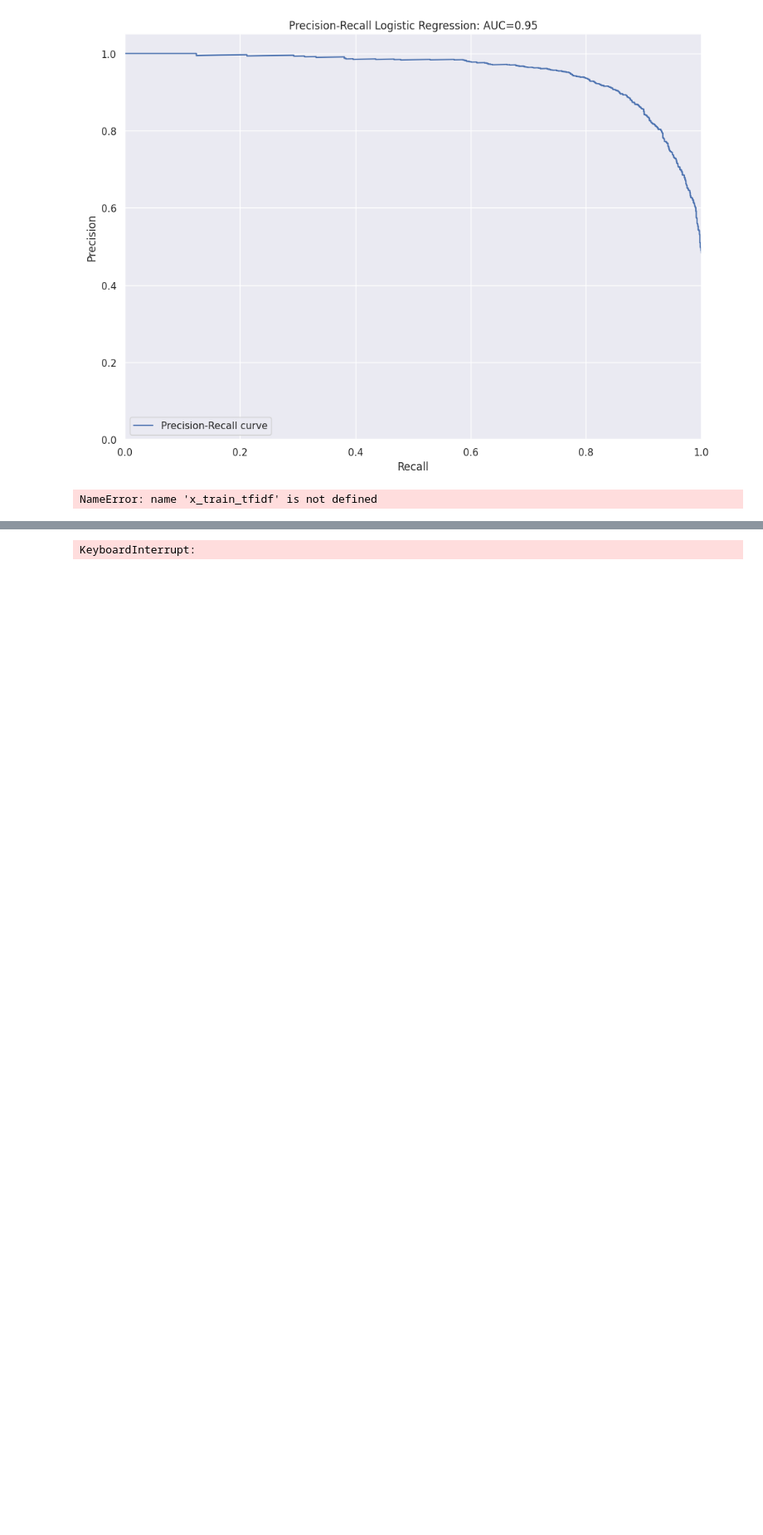
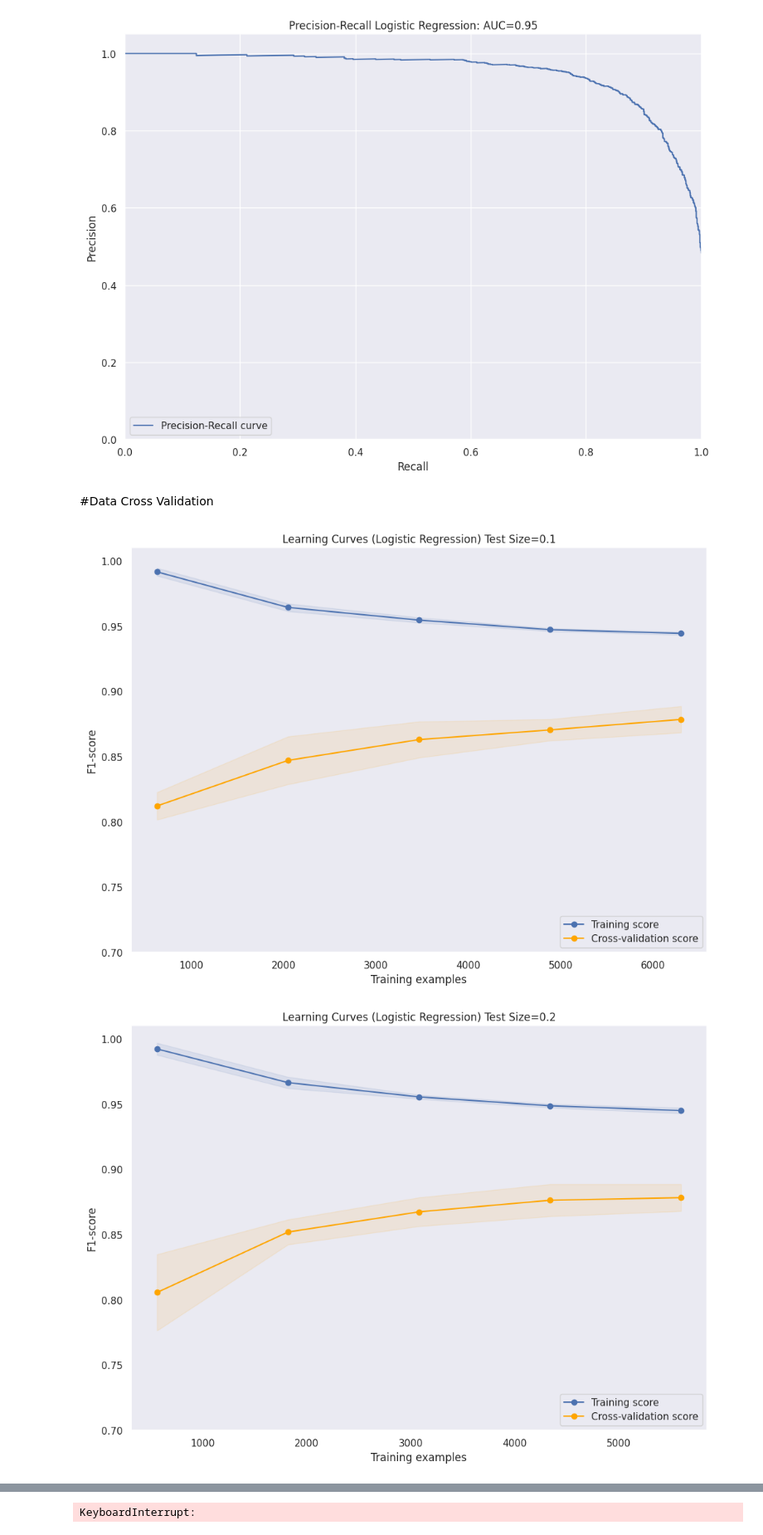
Before and after one commit to GeorgeFkd/aueb-cs-masters, a Jupyter notebook: natural-language-processing/NLP_Homework2_Sentiment_Analysis.ipynb, the cells around one changed output, grey strips where cells are left out. Shown at 83% size. Saved outputs shown, nothing was run; the diff lists cells and outputs as text; code cells hidden in the pictures; blank space fills up the shorter version.

```diff
--- a/natural-language-processing/NLP_Homework2_Sentiment_Analysis.ipynb
+++ b/natural-language-processing/NLP_Homework2_Sentiment_Analysis.ipynb
@@ -335,0 +263,20 @@ weighted avg       0.88      0.88      0.88      3000
+# %%
+log_regression = LogisticRegression(solver="liblinear")
+start_time = time.time()
+log_regression.fit(x_train_tfidf, train_labels)
+finish_time = time.time()
+total_time = finish_time - start_time
+print("Completion Time for Training: {0:.2f} seconds".format(total_time))
+y_predictions_train = log_regression.predict(x_train_tfidf)
+y_predictions_test = log_regression.predict(x_test_tfidf)
+print("Predicted Train Labels Length is: ", len(y_predictions_train))
+print("Predicted Test Labels Length is: ", len(y_predictions_test))
+array_support_train_data = precision_recall_fscore_support(train_labels, y_predictions_train, average = None)
+array_support_test_data = precision_recall_fscore_support(test_labels, y_predictions_test, average = None)
+
+print("====For Logistic Regression ======")
+print("F-Score")
+print("For Training Data")
+print(classification_report(y_predictions_training, train_labels,target_names=["subj","obj"]))
+print("For Testing Data")
+print(classification_report(y_predictions_test, test_labels,target_names=["subj","obj"]))
@@ -336,18 +301,12 @@ weighted avg       0.88      0.88      0.88      3000
 # %%
 np.seterr(all='ignore')
-estimators = {'Logistic Regression':sklearn_logistic_regression_classifier}
-              #"Baseline":baseline}
-              # 'SVM':svm.SVC(kernel='linear', probability=True)}
+estimators = {'Logistic Regression':log_regression}
 
 macro_avg_prec_recall = 0
 for (name,estimator) in estimators.items():
 
     model = estimator
-    # model.fit(x_train_tfidf,train_labels)
-    # We use the probabilities because the precision_recall_curve function needs them
     pred = model.predict_proba(x_test_tfidf)
-    # model.predict() returns outputs of 0 or 1
-    # model.predict_proba() returns an array: [P(x=0), P(x=1)]
 
     precision, recall, thresholds = precision_recall_curve(test_labels, pred[:,1])
 
@@ -434,15 +393,18 @@ def plot_learning_curve(estimator, title, X, y, ylim=None, cv=None,
 
     plt.legend(loc="lower right")
     return plt
+# %% [markdown]
+#Data Cross Validation
 # %%
 test_sizes = [0.1,0.2,0.3,0.4,0.5]
 for test_sz in test_sizes:
   x,y = x_train_tfidf,train_labels
   title = f"Learning Curves (Logistic Regression) Test Size={test_sz}"
   cv = ShuffleSplit(n_splits=5, test_size = test_sz , random_state=1924)
-  estimator = sklearn_logistic_regression_classifier
+  estimator = log_regression
   plot_learning_curve(estimator, title, x, y, ylim=(0.7, 1.01), cv=cv, n_jobs=-1)
 
 plt.show()
 # %% [output]
-NameError: name 'x_train_tfidf' is not defined
+[figure, added]
+[figure, added]
```
Also changed, not shown: parts of 13 cells of this notebook.
